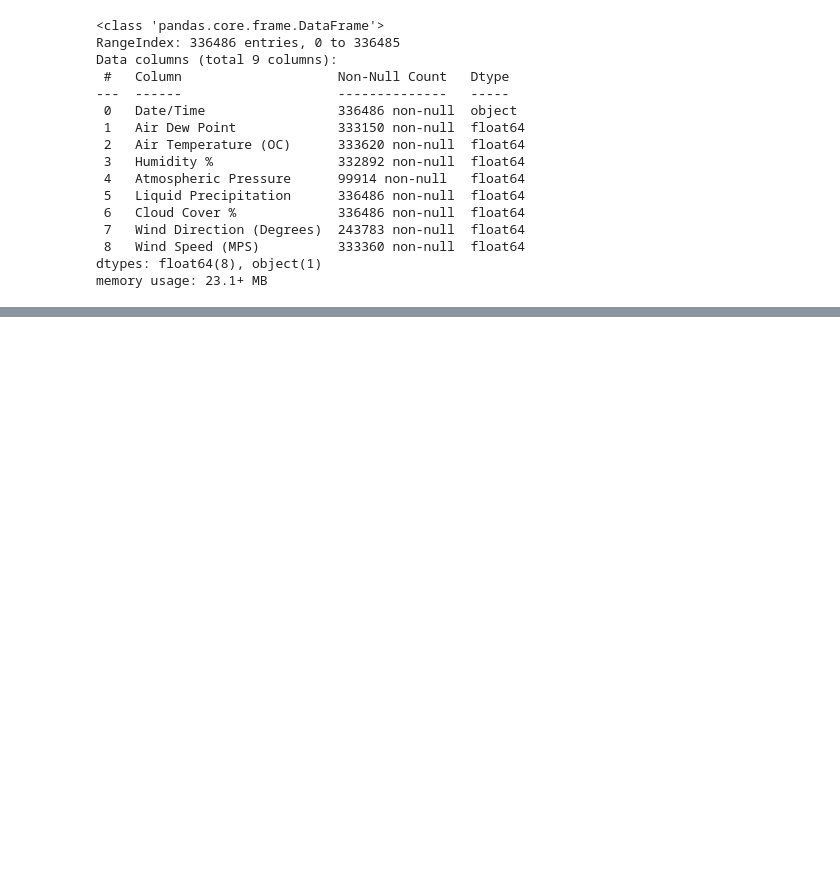
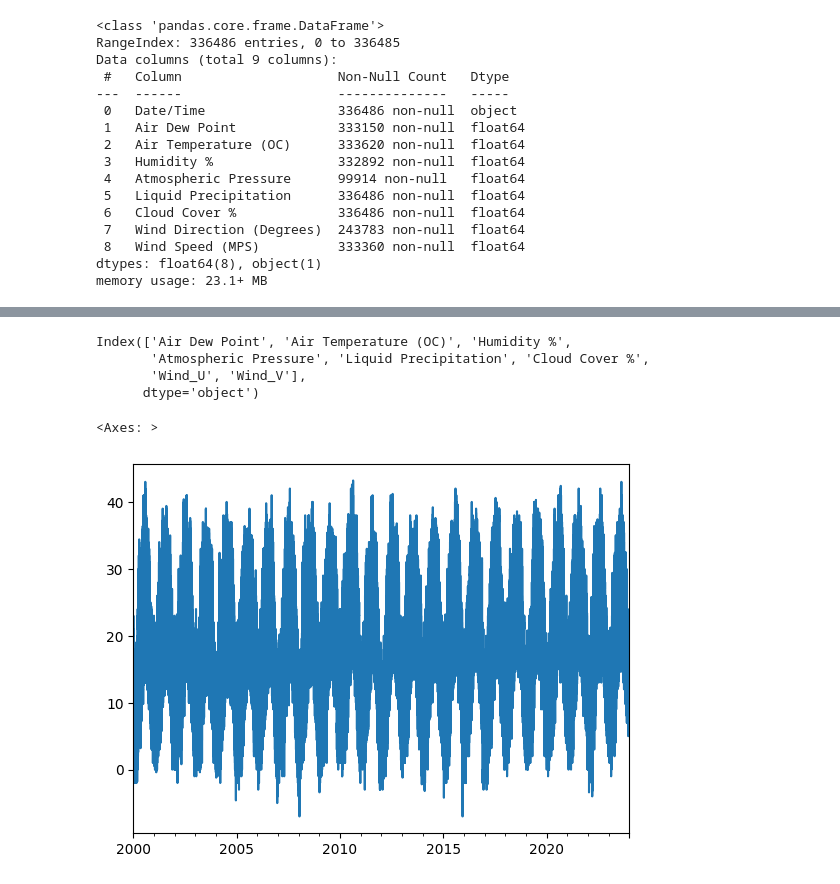
Before and after one commit to abood-shehade/Weather-prediction, a Jupyter notebook: Data_Cleaning.ipynb, the cells around one changed output, grey strips where cells are left out. Cells and saved outputs as stored; diff of their text form; code cells hidden in the pictures; blank space fills up the shorter version.

```diff
--- a/Data_Cleaning.ipynb
+++ b/Data_Cleaning.ipynb
@@ -6,14 +6,14 @@ from metpy.calc import wind_components
 from metpy.units import units
 from scipy.stats import zscore
 # %%
-aqaba = pd.read_csv('Datasets\\Aqaba.csv', parse_dates=["Date/Time"])
-ghor = pd.read_csv('Datasets\\Ghor El Safi.csv')
-irbid = pd.read_csv('Datasets\\Irbid.csv')
-irwaished = pd.read_csv('Datasets\\Irwaished.csv')
-maan = pd.read_csv('Datasets\\Maan.csv')
-mafraq = pd.read_csv('Datasets\\Mafraq.csv')
-amman = pd.read_csv('Datasets\\Queen Alia Airport copy.csv')
-safawi = pd.read_csv('Datasets\\Safawi.csv')
+aqaba = pd.read_csv('Datasets/Aqaba.csv')
+ghor = pd.read_csv('Datasets/Ghor El Safi.csv')
+irbid = pd.read_csv('Datasets/Irbid.csv')
+irwaished = pd.read_csv('Datasets/Irwaished.csv')
+maan = pd.read_csv('Datasets/Maan.csv')
+mafraq = pd.read_csv('Datasets/Mafraq.csv')
+amman = pd.read_csv('Datasets/Queen Alia Airport copy.csv')
+safawi = pd.read_csv('Datasets/Safawi.csv')
 # %%
 datasets = [aqaba, ghor, irbid, irwaished, maan, mafraq, amman, safawi]
 # %%
@@ -180,0 +185,12 @@ for col in ['Wind_U', 'Wind_V']:
+# %%
+df.columns
+# %% [output]
+Index(['Air Dew Point', 'Air Temperature (OC)', 'Humidity %',
+       'Atmospheric Pressure', 'Liquid Precipitation', 'Cloud Cover %',
+       'Wind_U', 'Wind_V'],
+      dtype='object')
+# %%
+datasets_1[6]['Air Temperature (OC)'].plot()
+# %% [output]
+<Axes: >
+[figure, added]
```
Also changed, not shown: parts of 13 cells of this notebook, 28 other files.
